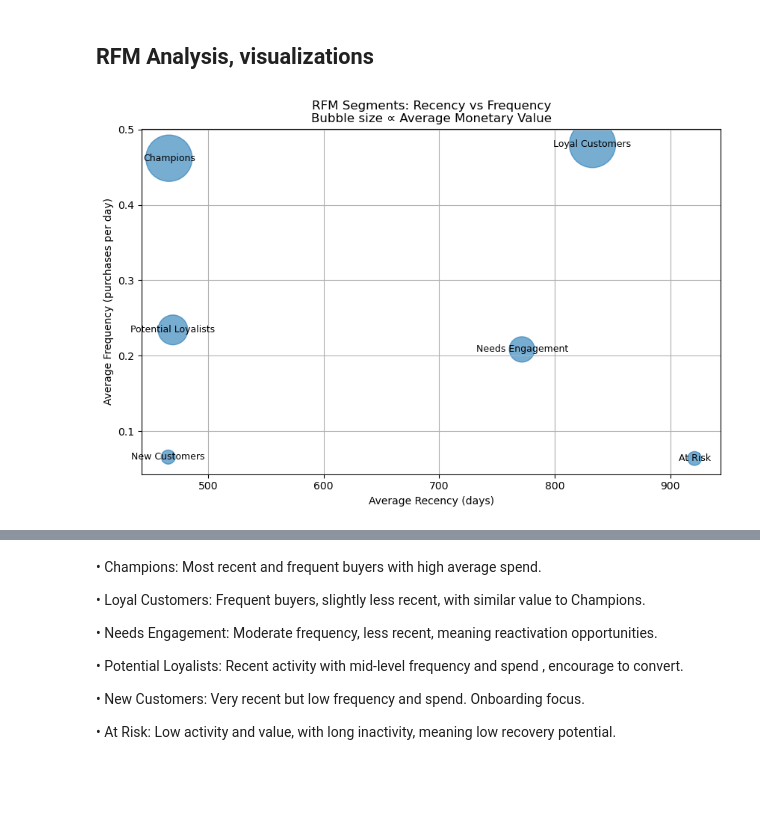
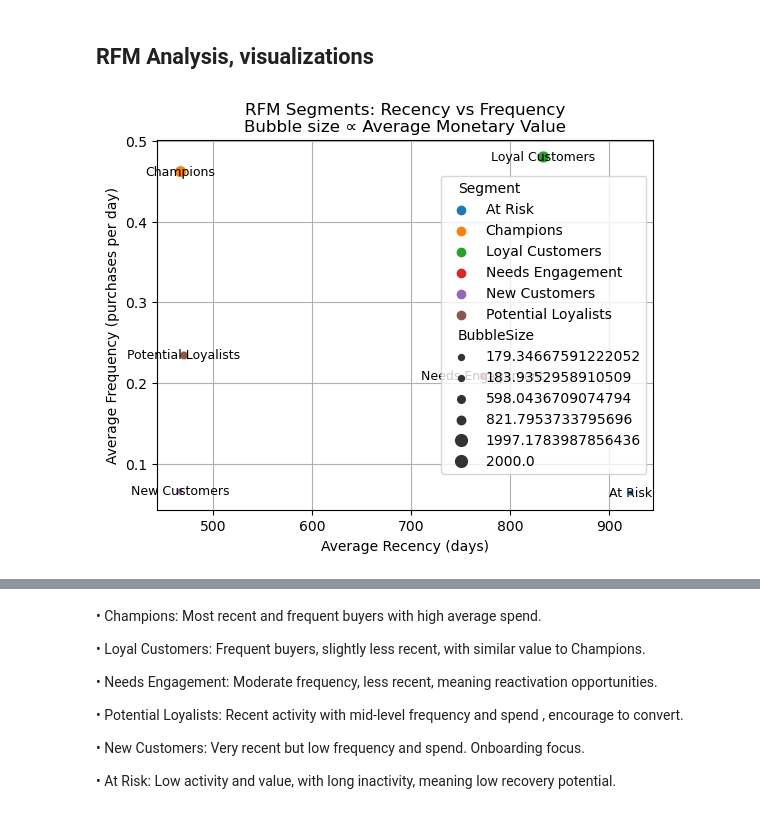
Before and after one commit to elciguapuuu/segmentation-case, a Jupyter notebook: UTF-8MarketingSegmentation.ipynb, the cells around one changed output, grey strips where cells are left out. Cells and saved outputs as stored; diff of their text form; code cells hidden in the pictures; blank space fills up the shorter version.

Commit message:
modified bubblechart

```diff
--- a/UTF-8MarketingSegmentation.ipynb
+++ b/UTF-8MarketingSegmentation.ipynb
@@ -315,6 +315,7 @@ rfm
 # %%
 import matplotlib.pyplot as plt
 import pandas as pd
+
 
 # 1. Summarize by segment, including average Monetary
 summary = (
@@ -324,37 +325,44 @@ summary = (
          RecencyAvg   = ('Recency',   'mean'),
          FrequencyAvg = ('Frequency', 'mean'),
          MonetaryAvg  = ('Monetary',  'mean')
       )
       .reset_index()
 )
 
 # 2. Scale bubble sizes by MonetaryAvg (you can tweak the multiplier)
 max_marker = 2000
 summary['BubbleSize'] = (summary['MonetaryAvg'] / summary['MonetaryAvg'].max()) * max_marker
 
 # 3. Plot Recency vs Frequency, bubble ∝ MonetaryAvg
-plt.figure(figsize=(10, 6))
-plt.scatter(
-    summary['RecencyAvg'],
-    summary['FrequencyAvg'],
-    s=summary['BubbleSize'],
-    alpha=0.6
+
+
+
+sns.scatterplot(
+    data=summary,
+    x=summary['RecencyAvg'],
+    y=summary['FrequencyAvg'],
+    hue=summary['Segment']
 )
 
 for _, row in summary.iterrows():
     plt.text(
         row['RecencyAvg'],
         row['FrequencyAvg'],
         row['Segment'],
         ha='center',
         va='center',
         fontsize=9
     )
 
+
+
+
+
+
 plt.xlabel('Average Recency (days)')
 plt.ylabel('Average Frequency (purchases per day)')
 plt.title('RFM Segments: Recency vs Frequency\nBubble size ∝ Average Monetary Value')
 plt.grid(True)
 plt.show()
 # %% [output]
-[figure, old version]
+[figure, new version]
```
Also changed, not shown: parts of 12 cells of this notebook.
